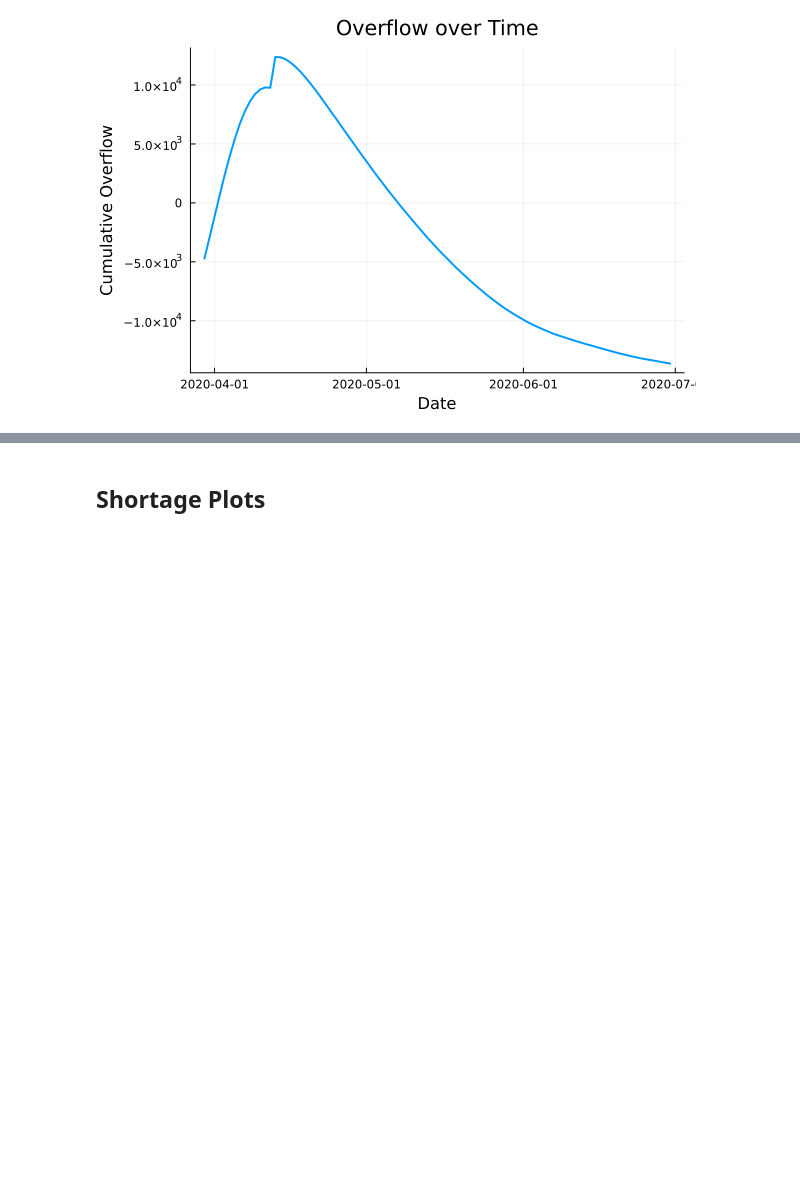
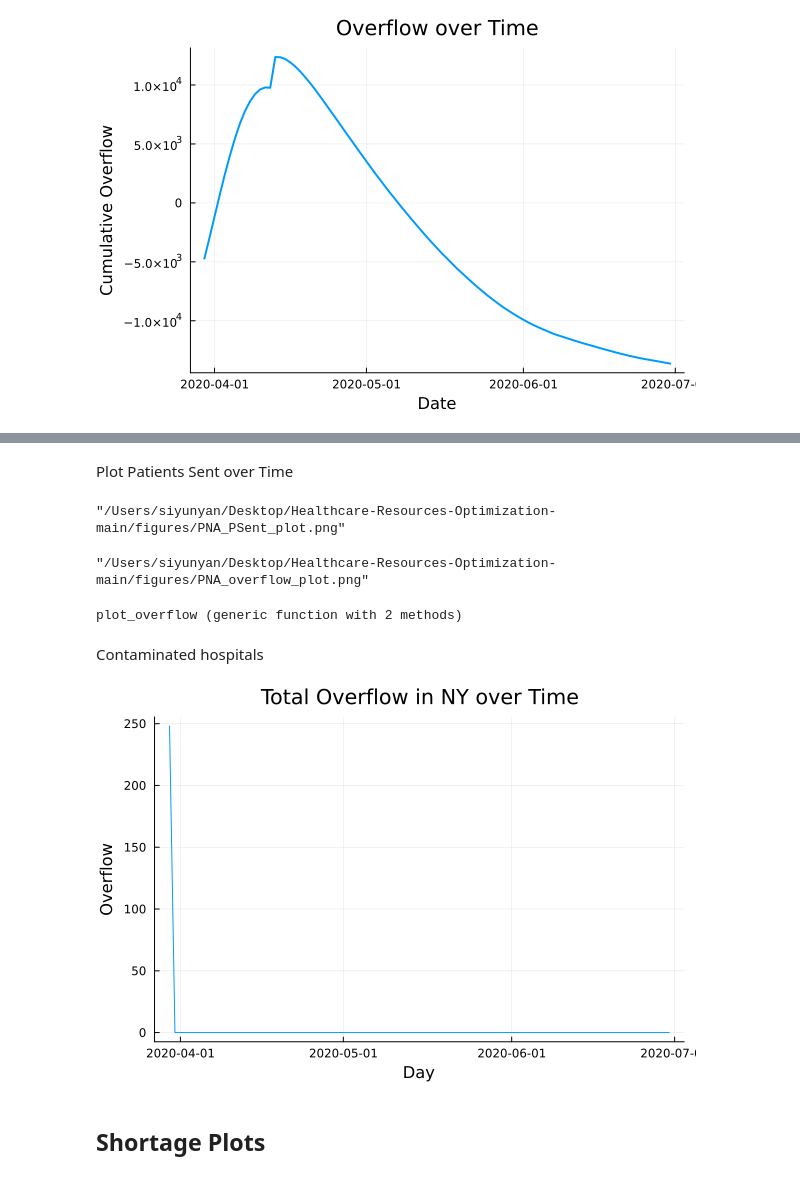
Before and after one commit to Chhheryl/Healthcare-Resources-Optimization-main, a Jupyter notebook: Test Models/timeseries_models.ipynb, the cells around one changed output, grey strips where cells are left out. Drawn from its saved outputs; the diff is of its cells as text; code cells hidden in the pictures; blank space fills up the shorter version.

```diff
--- a/Test Models/timeseries_models.ipynb
+++ b/Test Models/timeseries_models.ipynb
@@ -253,3 +284,79 @@ plot(date_range, [vec(overflow[i,:]) for i in 1:size(overflow)[1]],
+# %% [markdown]
+Plot Patients Sent over Time
+# %%
+states = ["CT", "DE", "MA", "MD", "ME", "NH", "NJ", "NY", "PA", "RI", "VT"]
+states_cleaned = [replace(state, r"[, ]" => "") for state in states]
+states_cleaned_row = hcat(states_cleaned...)
+
+df = results.complete_table
+cleaned_df = DataFrame(State=df.location, Date=df.date, Sent=df.sent)
+# Group by state and date, then create the 11x93 matrix
+grouped_df = groupby(cleaned_df, :State)
+sent_matrix = zeros(11, 93)
+for (i, state_df) in enumerate(grouped_df)
+    sent_matrix[i, :] .= state_df.Sent
+end
+
+# check the shortage matrix
+#size(shortage_matrix)
+
+plot(date_range, [vec(sent_matrix[i,:]) for i in 1:size(sent_matrix)[1]],
+     xlabel = "Date",
+     ylabel = "Patient Transfer By Hospital",
+     title = "Total Patient Transfer Over Time",
+     legend = :topright,
+     label = states_cleaned_row,
+     linewidth = 2,
+     fmt=:png)
+savefig(joinpath("../figures", "PNA_PSent_plot.png"))
+# %% [output]
+"/Users/siyunyan/Desktop/Healthcare-Resources-Optimization-main/figures/PNA_PSent_plot.png"
+# %%
+states = ["CT", "DE", "MA", "MD", "ME", "NH", "NJ", "NY", "PA", "RI", "VT"]
+states_cleaned = [replace(state, r"[, ]" => "") for state in states]
+states_cleaned_row = hcat(states_cleaned...)
+
+df = results.complete_table
+cleaned_df = DataFrame(State=df.location, Date=df.date, Overflow=df.overflow)
+# Group by state and date, then create the 11x93 matrix
+grouped_df = groupby(cleaned_df, :State)
+overflow_matrix = zeros(11, 93)
+for (i, state_df) in enumerate(grouped_df)
+    overflow_matrix[i, :] .= state_df.Overflow
+end
+
+# check the shortage matrix
+#size(shortage_matrix)
+
+plot(date_range, [vec(overflow_matrix[i,:]) for i in 1:size(overflow_matrix)[1]],
+     xlabel = "Date",
+     ylabel = "Overflow By Hospital",
+     title = "Overflow over Time",
+     legend = :topright,
+     label = states_cleaned_row,
+     linewidth = 2,
+     fmt=:png)
+savefig(joinpath("../figures", "PNA_overflow_plot.png"))
+# %% [output]
+"/Users/siyunyan/Desktop/Healthcare-Resources-Optimization-main/figures/PNA_overflow_plot.png"
+# %%
+using Plots
+
+function plot_overflow(s, results)
+    df = filter(row -> row.location == s, results.complete_table)
+    overflow_values = df.overflow
+    days = df.date
+    return plot(days, overflow_values, xlabel="Day", ylabel="Overflow", title="Total Overflow in $s over Time", legend=false)
+end
+# %% [output]
+plot_overflow (generic function with 2 methods)
+# %% [markdown]
+Contaminated hospitals
+# %%
+plot_overflow("NJ",results)
+plot_overflow("NY",results)
+# %% [output]
+[figure, added]
 # %% [markdown]
 ## Shortage Plots
 # %%
```
Also changed, not shown: parts of 14 cells of this notebook, 17 other files.
